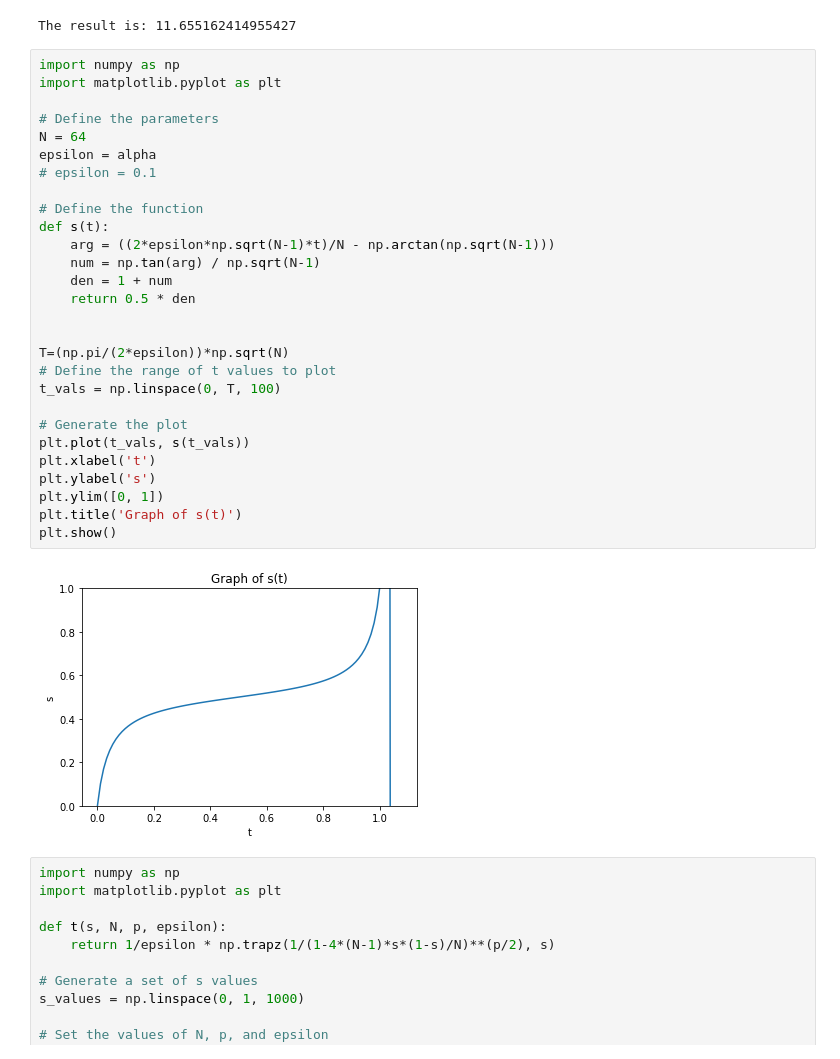
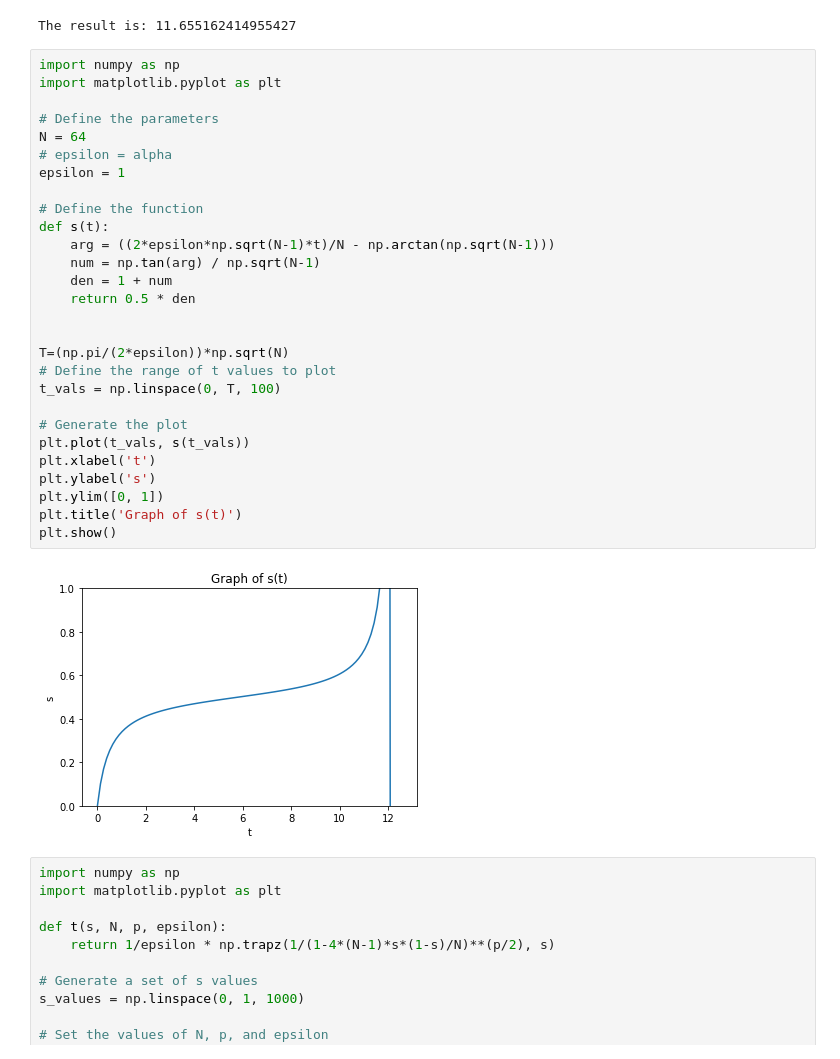
Before and after one commit to Letao-WANG/Quantum_algorithm, a Jupyter notebook: Quantum search by local adiabatic evolution code implementation.ipynb, the cells around one changed output. Saved outputs shown, nothing was run; the diff lists cells and outputs as text.

```diff
--- a/Quantum search by local adiabatic evolution code implementation.ipynb
+++ b/Quantum search by local adiabatic evolution code implementation.ipynb
@@ -266,33 +266,33 @@ The result is: 11.655162414955427
 # %%
 import numpy as np
 import matplotlib.pyplot as plt
 
 # Define the parameters
 N = 64
-epsilon = alpha
-# epsilon = 0.1
+# epsilon = alpha
+epsilon = 1
 
 # Define the function
 def s(t):
     arg = ((2*epsilon*np.sqrt(N-1)*t)/N - np.arctan(np.sqrt(N-1)))
     num = np.tan(arg) / np.sqrt(N-1)
     den = 1 + num
     return 0.5 * den
 
 
 T=(np.pi/(2*epsilon))*np.sqrt(N)
 # Define the range of t values to plot
 t_vals = np.linspace(0, T, 100)
 
 # Generate the plot
 plt.plot(t_vals, s(t_vals))
 plt.xlabel('t')
 plt.ylabel('s')
 plt.ylim([0, 1])
 plt.title('Graph of s(t)')
 plt.show()
 # %% [output]
-[figure, old version]
+[figure, new version]
 # %%
 import numpy as np
 import matplotlib.pyplot as plt
```
Also changed, not shown: parts of 1 cell of this notebook, 2 other files.
